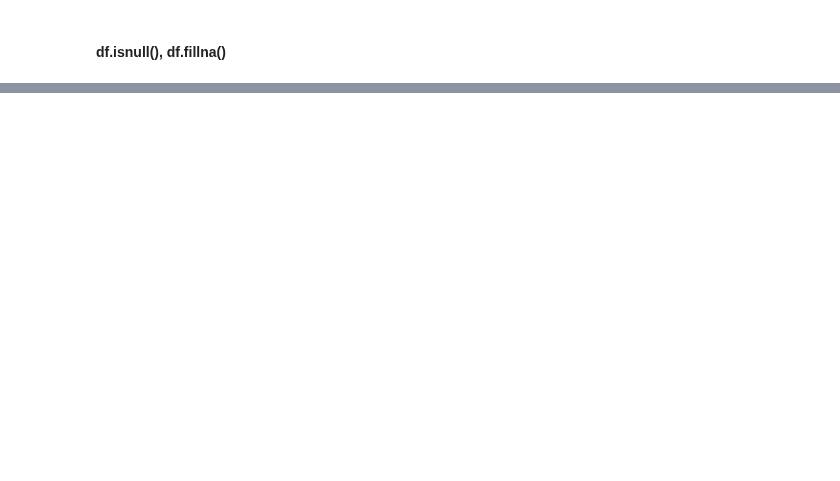
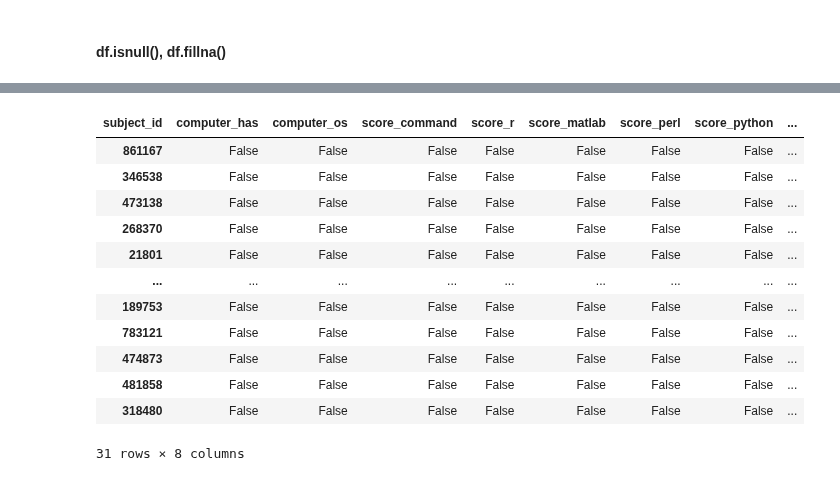
Before and after one commit to cuttlefishh/python-for-data-analysis, a Jupyter notebook: lessons/lesson12.ipynb, the cells around one changed output, grey strips where cells are left out. Saved outputs shown, nothing was run; the diff lists cells and outputs as text; code cells hidden in the pictures; blank space fills up the shorter version.

```diff
--- a/lessons/lesson12.ipynb
+++ b/lessons/lesson12.ipynb
@@ -1036,0 +1062,2 @@ dtype: object
+# %%
+df.sort_index(axis=1, ascending=True, inplace=False)
@@ -1036,0 +1094,2 @@ dtype: object
+# %%
+df.sort_values(['score_matlab', 'score_r'], axis=0, ascending=False, inplace=False)
@@ -1044,3 +1149,19 @@ df['score_bash'] = np.nan
+# %%
+df.isnull()
+# %% [output]
+| subject_id | computer_has | computer_os | score_command | score_r | score_matlab | score_perl | score_python | ... |
+| 861167 | False | False | False | False | False | False | False | ... |
+| 346538 | False | False | False | False | False | False | False | ... |
+| 473138 | False | False | False | False | False | False | False | ... |
+| 268370 | False | False | False | False | False | False | False | ... |
+| 21801 | False | False | False | False | False | False | False | ... |
+| ... | ... | ... | ... | ... | ... | ... | ... | ... |
+| 189753 | False | False | False | False | False | False | False | ... |
+| 783121 | False | False | False | False | False | False | False | ... |
+| 474873 | False | False | False | False | False | False | False | ... |
+| 481858 | False | False | False | False | False | False | False | ... |
+| 318480 | False | False | False | False | False | False | False | ... |
+31 rows × 8 columns
 # %%
 df.fillna(0, inplace=True)
 # %%
```
Also changed, not shown: parts of 30 cells of this notebook.
